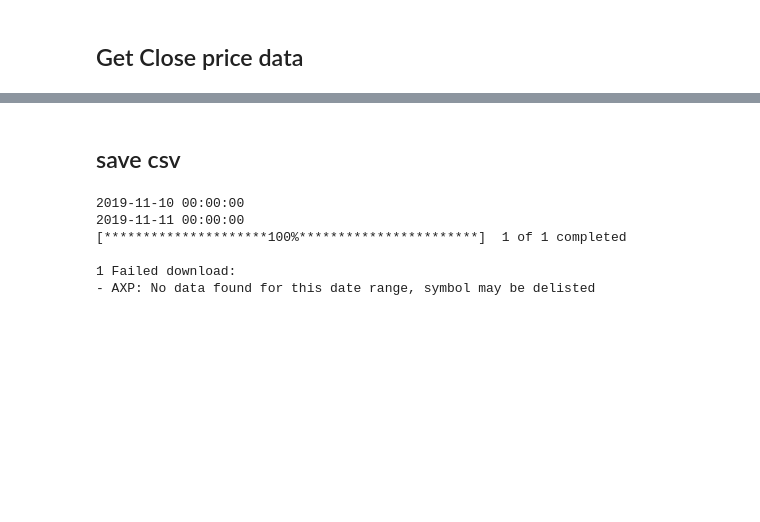
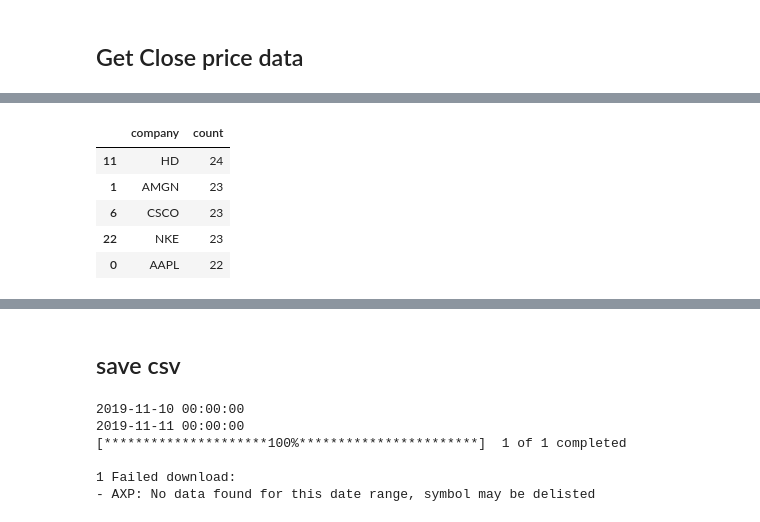
Before and after one commit to Dhruba44/capstone_projectb, a Jupyter notebook: Step2_Price_Collection.ipynb, the cells around one changed output, grey strips where cells are left out. Saved outputs shown, nothing was run; the diff lists cells and outputs as text; code cells hidden in the pictures; blank space fills up the shorter version.

```diff
--- a/Step2_Price_Collection.ipynb
+++ b/Step2_Price_Collection.ipynb
@@ -173,0 +172,15 @@ df_price
+# %%
+df_price_count = df_price[['company','doc_type']].groupby(['company'])['doc_type'] \
+                             .count() \
+                             .reset_index(name='count') \
+                             .sort_values(['count'], ascending=False) \
+                             .head(5)
+# %%
+df_price_count
+# %% [output]
+|  | company | count |
+| 11 | HD | 24 |
+| 1 | AMGN | 23 |
+| 6 | CSCO | 23 |
+| 22 | NKE | 23 |
+| 0 | AAPL | 22 |
```
Also changed, not shown: parts of 8 cells of this notebook, 9 other files.
